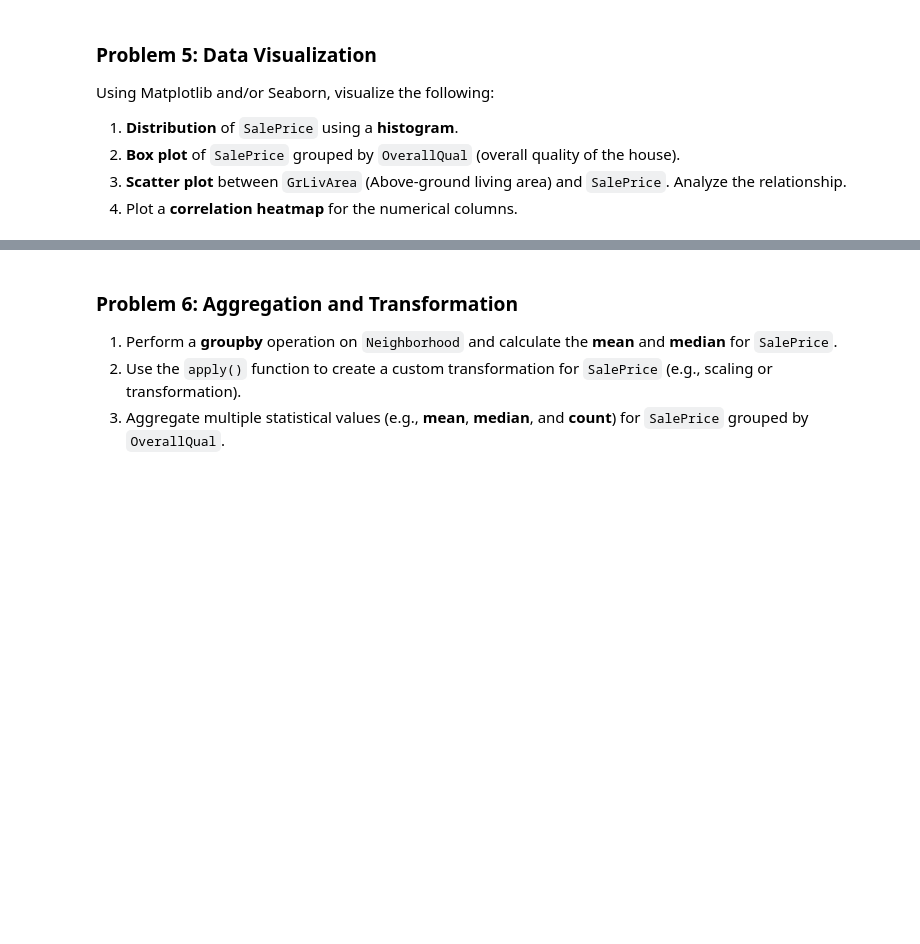
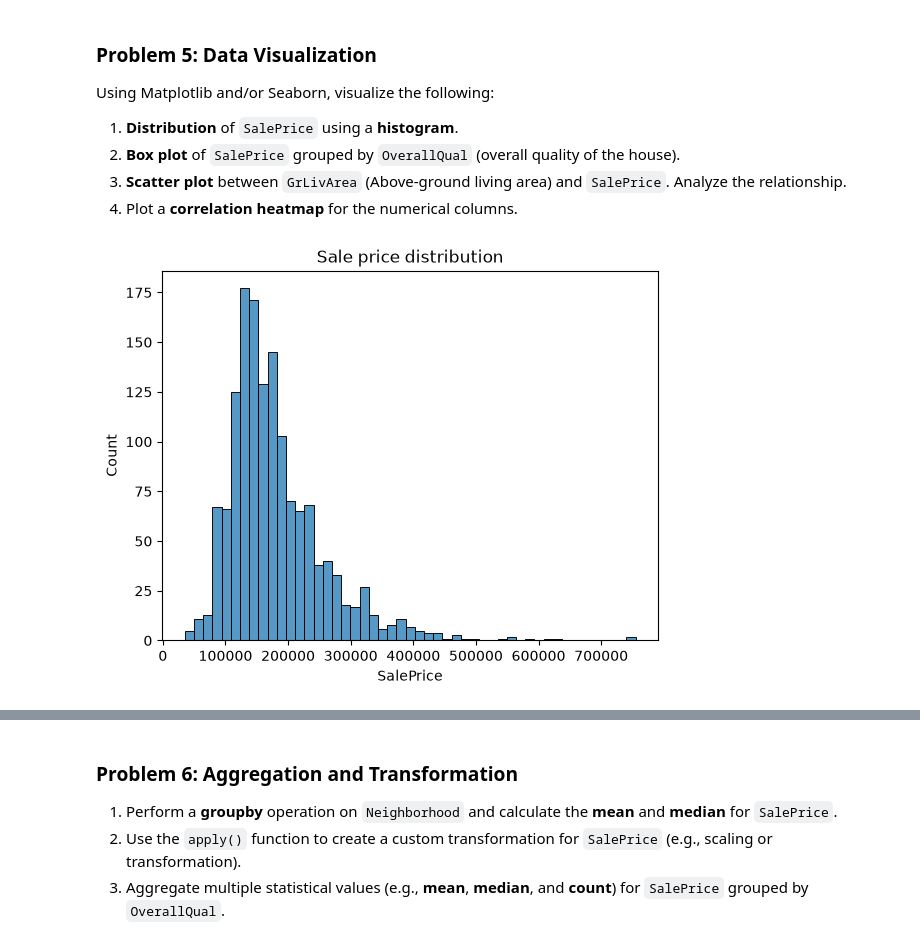
Before and after one commit to abinhyanmikha/Data-Science, a Jupyter notebook: Assignment/Assignment7/Assignment-07_Sep11.ipynb, the cells around one changed output, grey strips where cells are left out. Drawn from its saved outputs; the diff is of its cells as text; code cells hidden in the pictures; blank space fills up the shorter version.

```diff
--- a/Assignment/Assignment7/Assignment-07_Sep11.ipynb
+++ b/Assignment/Assignment7/Assignment-07_Sep11.ipynb
@@ -594,3 +646,9 @@ Using Matplotlib and/or Seaborn, visualize the following:
 2. **Box plot** of `SalePrice` grouped by `OverallQual` (overall quality of the house).
 3. **Scatter plot** between `GrLivArea` (Above-ground living area) and `SalePrice`. Analyze the relationship.
 4. Plot a **correlation heatmap** for the numerical columns.
+# %%
+sns.histplot(data=df,x='SalePrice')
+plt.title("Sale price distribution")
+plt.show()
+# %% [output]
+[figure, added]
```
Also changed, not shown: parts of 9 cells of this notebook.
